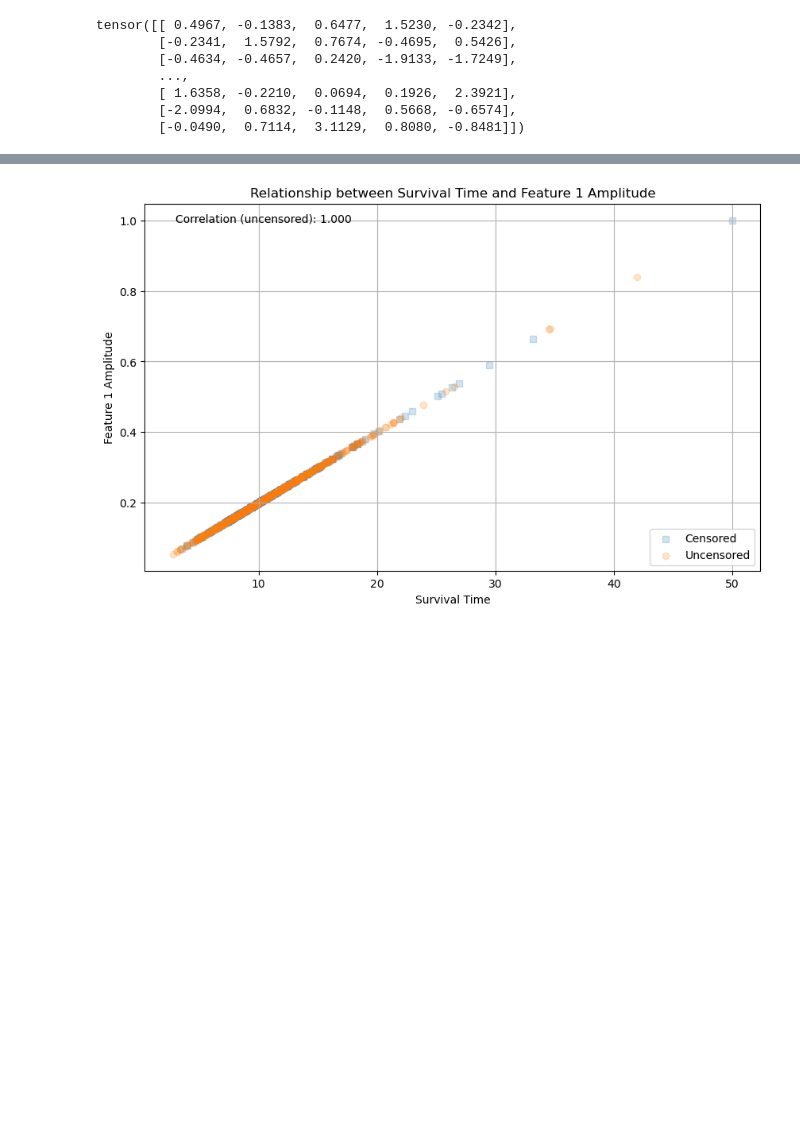
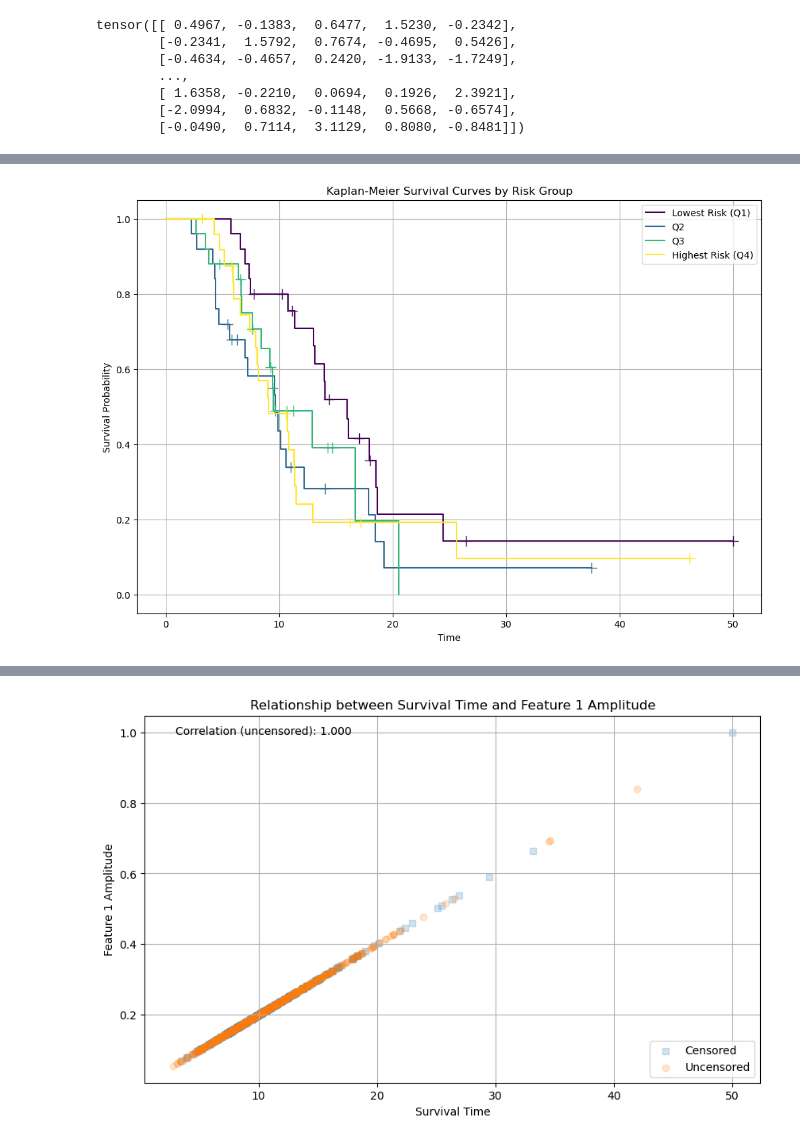
Before and after one commit to eric-fey-hus/ukko, a Jupyter notebook: Survival_test_ukko_sinewave.ipynb, the cells around one changed output, grey strips where cells are left out. Saved outputs shown, nothing was run; the diff lists cells and outputs as text; code cells hidden in the pictures; blank space fills up the shorter version.

Commit message:
Add SurvivalSineData test with ukko

```diff
--- a/Survival_test_ukko_sinewave.ipynb
+++ b/Survival_test_ukko_sinewave.ipynb
@@ -216,0 +320,88 @@ tensor([[ 0.4967, -0.1383,  0.6477,  1.5230, -0.2342],
+# %%
+def stratify_and_plot(survival_data, risk_scores, n_groups=4):
+    """Stratify patients into multiple risk groups and plot KM curves."""
+    survival_data = survival_data.copy()
+    survival_data['predicted_risk'] = risk_scores
+
+    # Calculate quantile cutoffs
+    quantiles = np.linspace(0, 1, n_groups + 1)
+    cutoffs = np.quantile(survival_data['predicted_risk'], quantiles)
+
+    # Plot KM curves
+    plt.figure(figsize=(12, 8))
+
+    # Create color map for groups
+    colors = plt.cm.viridis(np.linspace(0, 1, n_groups))
+
+    for i in range(n_groups):
+        if i == 0:
+            mask = survival_data['predicted_risk'] <= cutoffs[1]
+            group_label = f'Lowest Risk (Q1)'
+        elif i == n_groups - 1:
+            mask = survival_data['predicted_risk'] > cutoffs[-2]
+            group_label = f'Highest Risk (Q{n_groups})'
+        else:
+            mask = (survival_data['predicted_risk'] > cutoffs[i]) & \
+                   (survival_data['predicted_risk'] <= cutoffs[i+1])
+            group_label = f'Q{i+1}'
+
+        group = survival_data[mask]
+
+        kmf = KaplanMeierFitter()
+        kmf.fit(durations=group['observed_time'],
+                event_observed=group['event_observed'],
+                label=group_label)
+        kmf.plot_survival_function(show_censors=True, ci_show=False, color=colors[i])
+
+        print(f"{group_label} size: {len(group)}")
+
+    plt.title('Kaplan-Meier Survival Curves by Risk Group')
+    plt.xlabel('Time')
+    plt.ylabel('Survival Probability')
+    plt.grid(True)
+    plt.legend()
+    plt.show()
+
+    return cutoffs
+
+# Generate risk scores using the trained model
+model.eval()
+with torch.no_grad():
+    risk_scores, feat_weights, time_weights = model(X)
+    risk_scores = risk_scores.numpy()
+
+# Create stratification plot
+sur_df = pd.DataFrame({
+    'observed_time': dataset.observed_times.numpy(),
+    'event_observed': dataset.events.numpy()
+})
+cutoffs = stratify_and_plot(sur_df, risk_scores, n_groups=4)
+
+# Visualize attention weights
+plt.figure(figsize=(15, 5))
+
+# Feature attention weights - reshape for visualization
+feat_attention = feat_weights.detach().numpy()
+
+# Plot feature attention weights
+plt.subplot(1, 2, 1)
+plt.imshow(feat_attention.T)
+plt.title('Feature Attention Weights')
+plt.xlabel('Sample')
+plt.ylabel('Feature')
+plt.colorbar()
+
+# Time attention weights
+time_attention = time_weights.detach().numpy().mean(axis=0)  # Average across batch
+
+# Plot time attention weights
+plt.subplot(1, 2, 2)
+plt.plot(time_attention)
+plt.title('Time Attention Weights (Average)')
+plt.xlabel('Time Step')
+plt.ylabel('Weight')
+plt.grid(True)
+
+plt.tight_layout()
+plt.show()
+# %% [output]
@@ -216,0 +412 @@ tensor([[ 0.4967, -0.1383,  0.6477,  1.5230, -0.2342],
+[figure, added]
```
Also changed, not shown: parts of 5 cells of this notebook.
